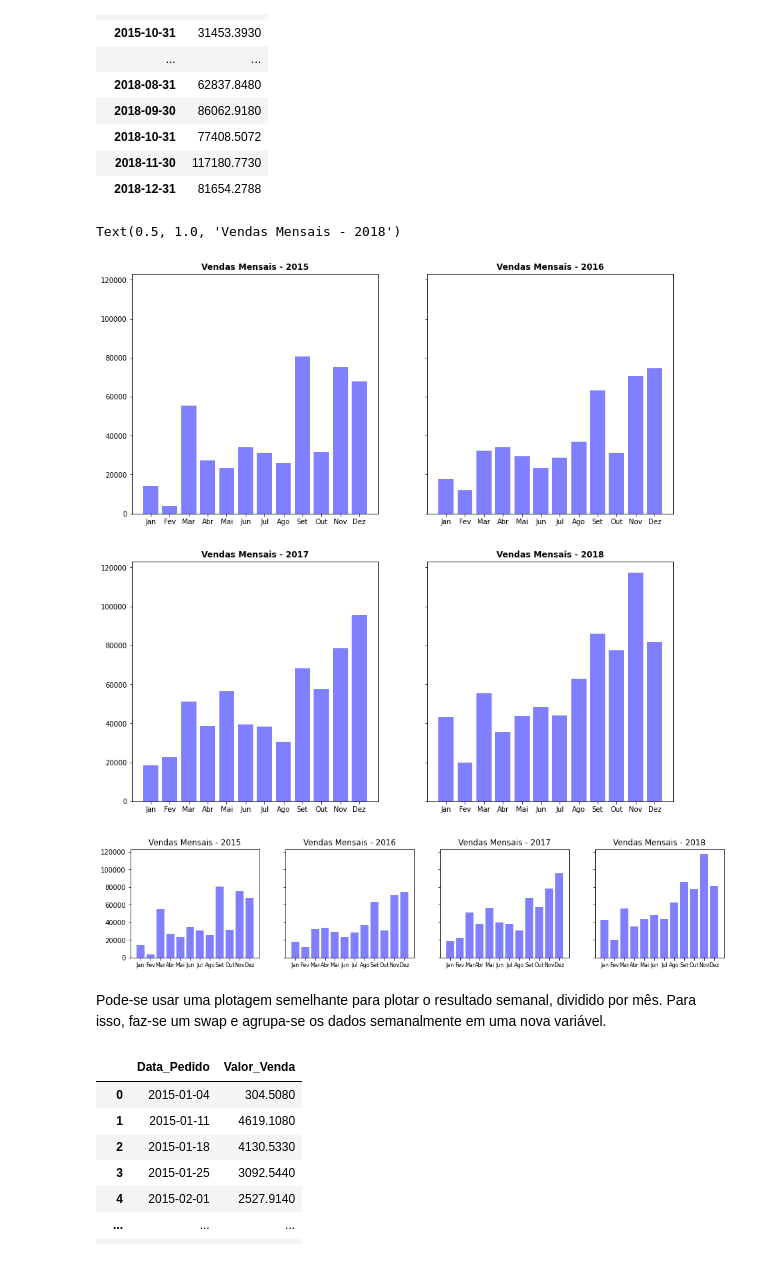
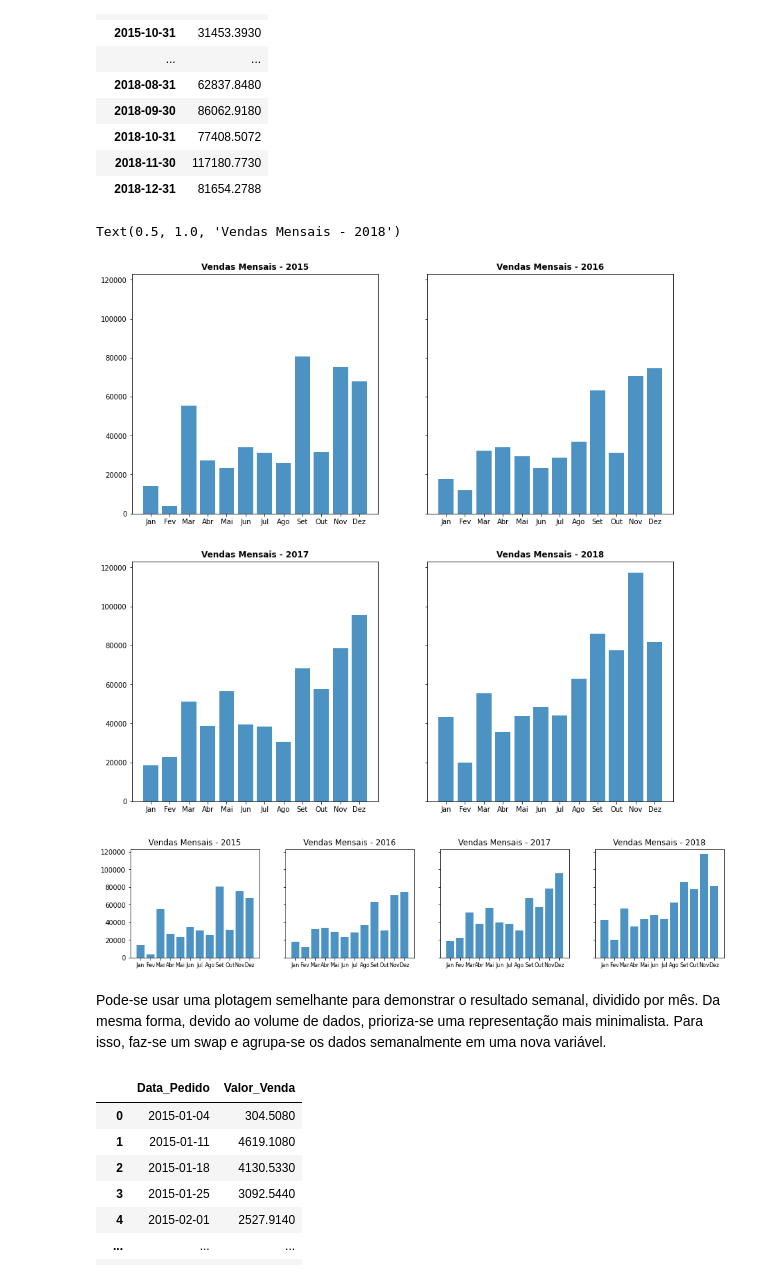
Before and after one commit to nettorobson/jupyter_varejo, a Jupyter notebook: projeto-varejo.ipynb, the cells around one changed output. Cells and saved outputs as stored; diff of their text form; code cells hidden in the pictures.

```diff
--- a/projeto-varejo.ipynb
+++ b/projeto-varejo.ipynb
@@ -408,53 +436,56 @@ df_monthly
 | 2018-12-31 | 81654.2788 |
 # %%
 # Plotando o resultado mensal de vendas, agrupando em subplots minimalistas, um para cada ano.
+# Adota-se esta estratégia devido ao maior volume de dados.
 months = np.array(["Jan", "Fev", "Mar", "Abr", "Mai", "Jun", "Jul", "Ago", "Set", "Out", "Nov", "Dez"])
 dict_sells_per_year = {
     '2015': (df_monthly['Valor_Venda'][0:12]),
     '2016': (df_monthly['Valor_Venda'][12:24]),
     '2017': (df_monthly['Valor_Venda'][24:36]),
     '2018': (df_monthly['Valor_Venda'][36:48]),
 }
 sells_per_year = np.array(list(dict_sells_per_year.values()))
 
 fig, axes = plt.subplots(2, 2, figsize = (14, 14), sharey=True)
 
-axes[0,0].bar(months, sells_per_year[0], align="center", width=0.8, alpha=0.5, color='blue')
+axes[0,0].bar(months, sells_per_year[0], align="center", width=0.8, alpha=0.8, color='tab:blue')
 axes[0,0].set_title("Vendas Mensais - 2015", fontweight='bold')
 
-axes[0,1].bar(months, sells_per_year[1], align="center", width=0.8, alpha=0.5, color='blue')
+axes[0,1].bar(months, sells_per_year[1], align="center", width=0.8, alpha=0.8, color='tab:blue')
 axes[0,1].set_title("Vendas Mensais - 2016", fontweight='bold')
 
-axes[1,0].bar(months, sells_per_year[2], align="center", width=0.8, alpha=0.5, color='blue')
+axes[1,0].bar(months, sells_per_year[2], align="center", width=0.8, alpha=0.8, color='tab:blue')
 axes[1,0].set_title("Vendas Mensais - 2017", fontweight='bold')
 
-axes[1,1].bar(months, sells_per_year[3], align="center", width=0.8, alpha=0.5, color='blue')
+axes[1,1].bar(months, sells_per_year[3], align="center", width=0.8, alpha=0.8, color='tab:blue')
 axes[1,1].set_title("Vendas Mensais - 2018", fontweight='bold')
 # %% [output]
 Text(0.5, 1.0, 'Vendas Mensais - 2018')
-[figure, old version]
+[figure, new version]
 # %%
-# Ajustar legendas eixo X
-fig, axes = plt.subplots(1, 4, figsize = (16, 3), sharey=True)
+# Plotando em linha e em uma escala que permite uma melhor comparação visual entre cada ano:
 
-axes[0].bar(months, sells_per_year[0], align="center", width=0.8, alpha=0.5, color='blue')
+fig, axes = plt.subplots(1, 4, figsize = (16, 3), sharey=True) # Fixado o eixo Y
+
+axes[0].bar(months, sells_per_year[0], align="center", width=0.8, alpha=0.8, color='tab:blue')
 axes[0].set_title("Vendas Mensais - 2015")
 axes[0].tick_params(axis='x', labelsize=8)
 
-axes[1].bar(months, sells_per_year[1], align="center", width=0.8, alpha=0.5, color='blue')
+axes[1].bar(months, sells_per_year[1], align="center", width=0.8, alpha=0.8, color='tab:blue')
 axes[1].set_title("Vendas Mensais - 2016")
 axes[1].tick_params(axis='x', labelsize=8)
 
-axes[2].bar(months, sells_per_year[2], align="center", width=0.8, alpha=0.5, color='blue')
+axes[2].bar(months, sells_per_year[2], align="center", width=0.8, alpha=0.8, color='tab:blue')
 axes[2].set_title("Vendas Mensais - 2017")
 axes[2].tick_params(axis='x', labelsize=8)
 
-axes[3].bar(months, sells_per_year[3], align="center", width=0.8, alpha=0.5, color='blue')
+axes[3].bar(months, sells_per_year[3], align="center", width=0.8, alpha=0.8, color='tab:blue')
 axes[3].set_title("Vendas Mensais - 2018")
 axes[3].tick_params(axis='x', labelsize=8)
 # %% [output]
-[figure, old version]
+[figure, new version]
 # %% [markdown]
-Pode-se usar uma plotagem semelhante para plotar o resultado semanal, dividido por mês.
+Pode-se usar uma plotagem semelhante para demonstrar o resultado semanal, dividido por mês.
+Da mesma forma, devido ao volume de dados, prioriza-se uma representação mais minimalista.
 Para isso, faz-se um swap e agrupa-se os dados semanalmente em uma nova variável.
 # %%
```
Also changed, not shown: parts of 94 cells of this notebook.
